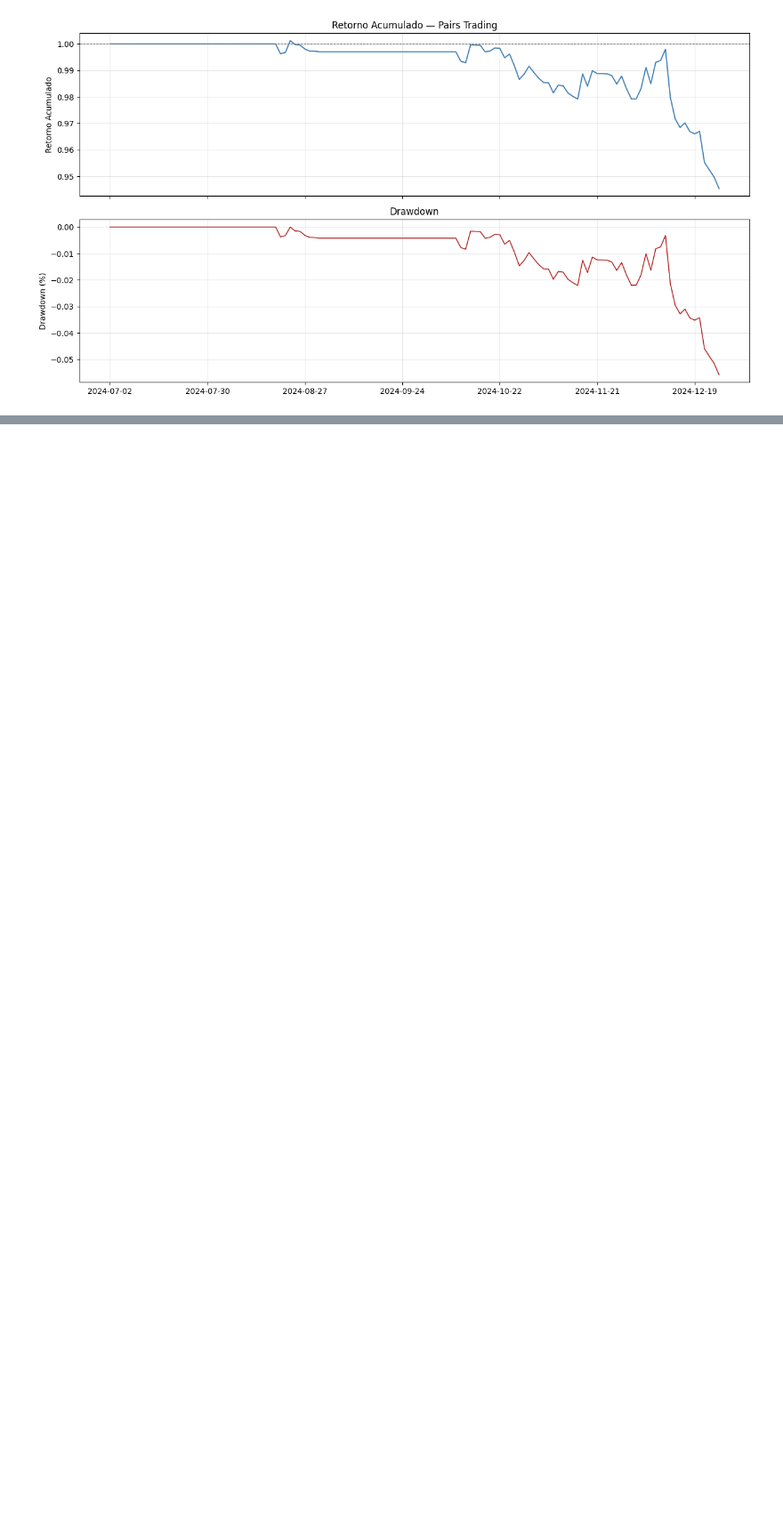
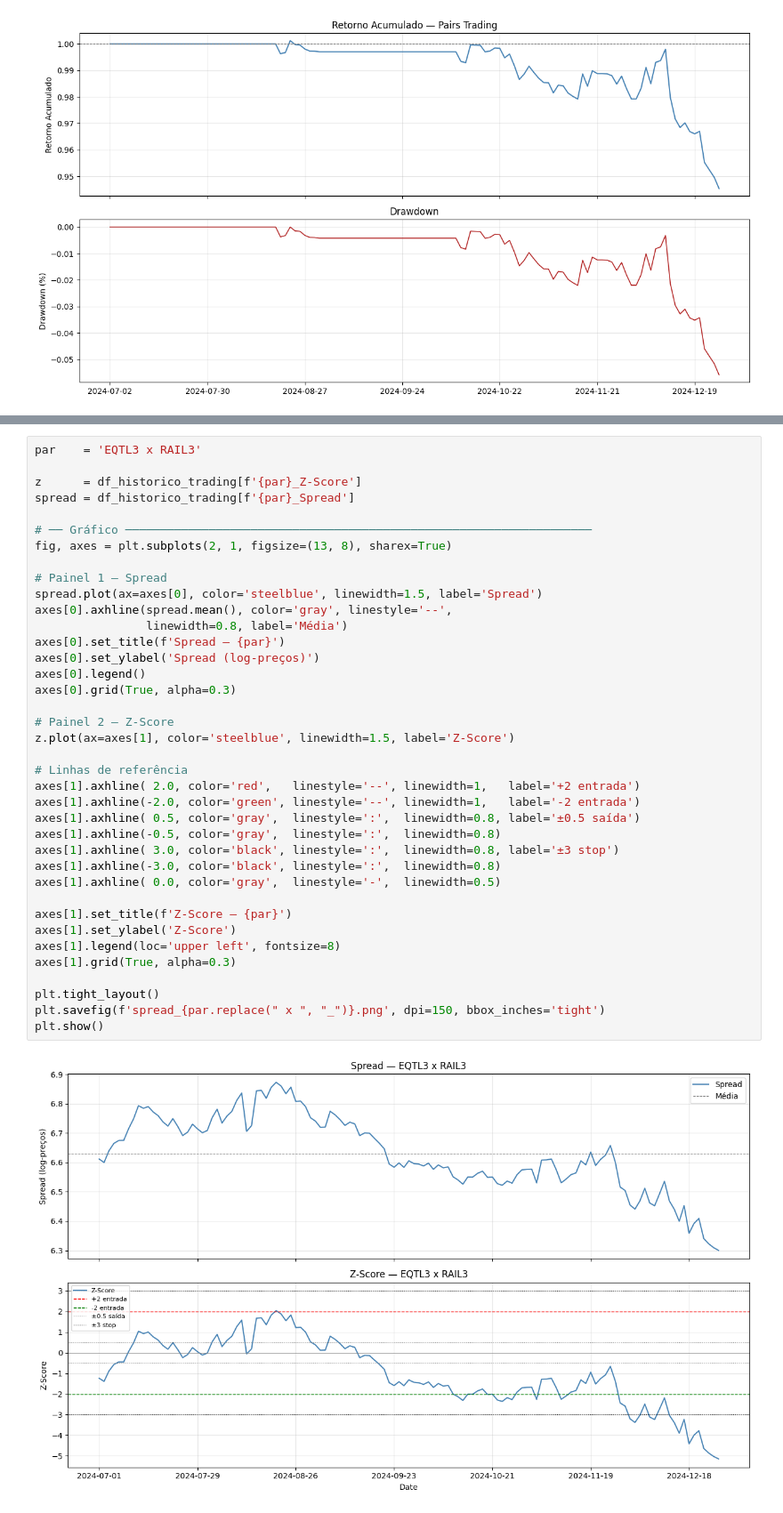
Before and after one commit to YuriXavier985/pairs-trading, a Jupyter notebook: 2semestre2023_2semestre2024.ipynb, the cells around one changed output, grey strips where cells are left out. Shown at 89% size. Cells and saved outputs as stored; diff of their text form; blank space fills up the shorter version.

```diff
--- a/2semestre2023_2semestre2024.ipynb
+++ b/2semestre2023_2semestre2024.ipynb
@@ -716,0 +1019,40 @@ Pares com perda : 4
+# %%
+par    = 'EQTL3 x RAIL3'
+
+z      = df_historico_trading[f'{par}_Z-Score']
+spread = df_historico_trading[f'{par}_Spread']
+
+# ── Gráfico ───────────────────────────────────────────────────────────────────
+fig, axes = plt.subplots(2, 1, figsize=(13, 8), sharex=True)
+
+# Painel 1 — Spread
+spread.plot(ax=axes[0], color='steelblue', linewidth=1.5, label='Spread')
+axes[0].axhline(spread.mean(), color='gray', linestyle='--',
+                linewidth=0.8, label='Média')
+axes[0].set_title(f'Spread — {par}')
+axes[0].set_ylabel('Spread (log-preços)')
+axes[0].legend()
+axes[0].grid(True, alpha=0.3)
+
+# Painel 2 — Z-Score
+z.plot(ax=axes[1], color='steelblue', linewidth=1.5, label='Z-Score')
+
+# Linhas de referência
+axes[1].axhline( 2.0, color='red',   linestyle='--', linewidth=1,   label='+2 entrada')
+axes[1].axhline(-2.0, color='green', linestyle='--', linewidth=1,   label='-2 entrada')
+axes[1].axhline( 0.5, color='gray',  linestyle=':',  linewidth=0.8, label='±0.5 saída')
+axes[1].axhline(-0.5, color='gray',  linestyle=':',  linewidth=0.8)
+axes[1].axhline( 3.0, color='black', linestyle=':',  linewidth=0.8, label='±3 stop')
+axes[1].axhline(-3.0, color='black', linestyle=':',  linewidth=0.8)
+axes[1].axhline( 0.0, color='gray',  linestyle='-',  linewidth=0.5)
+
+axes[1].set_title(f'Z-Score — {par}')
+axes[1].set_ylabel('Z-Score')
+axes[1].legend(loc='upper left', fontsize=8)
+axes[1].grid(True, alpha=0.3)
+
+plt.tight_layout()
+plt.savefig(f'spread_{par.replace(" x ", "_")}.png', dpi=150, bbox_inches='tight')
+plt.show()
+# %% [output]
+[figure, added]
```
Also changed, not shown: parts of 15 cells of this notebook, 6 other files.
